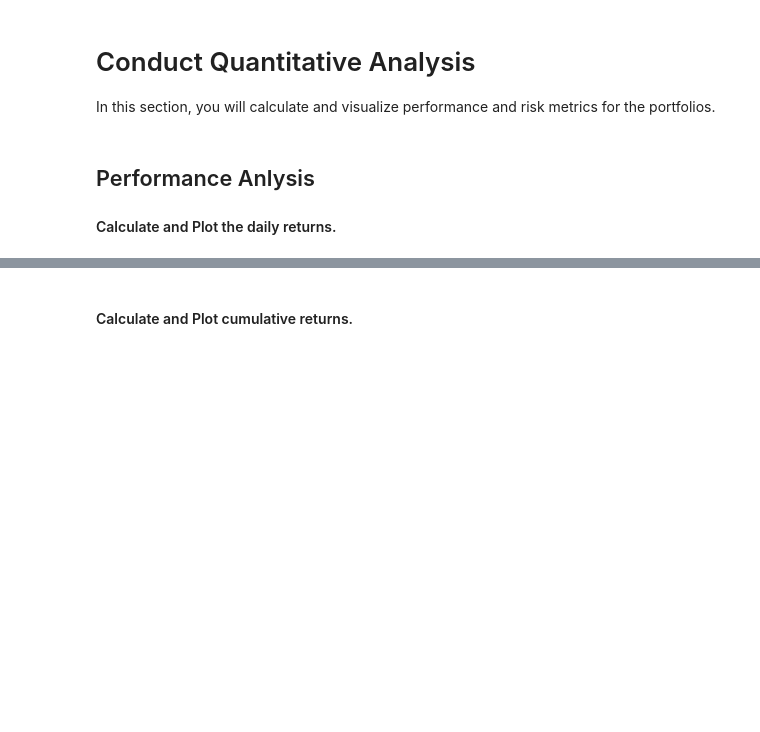
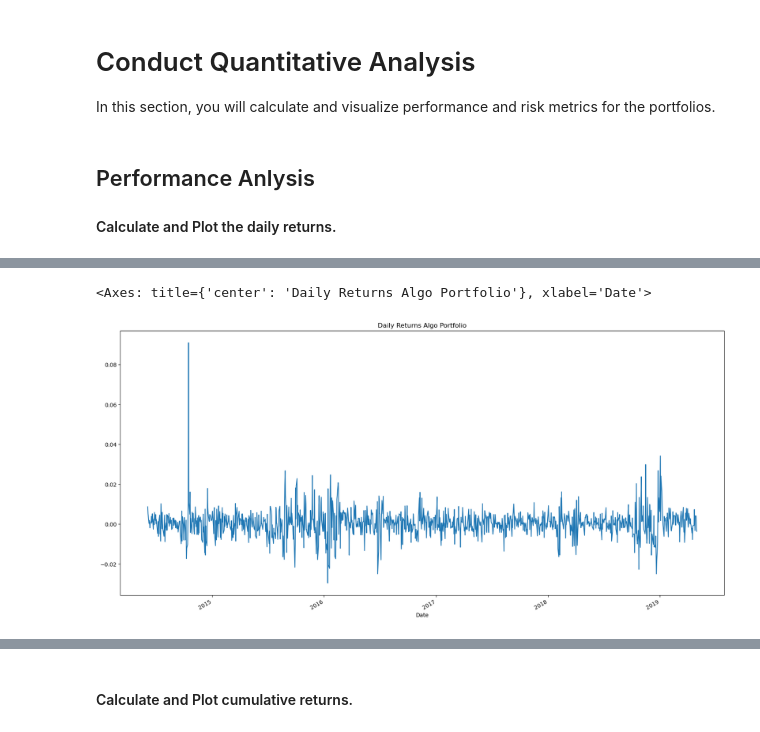
Before and after one commit to sophiepearldgn/Module-4, a Jupyter notebook: whale_analysis.ipynb, the cells around one changed output, grey strips where cells are left out. Drawn from its saved outputs; the diff is of its cells as text; code cells hidden in the pictures; blank space fills up the shorter version.

```diff
--- a/whale_analysis.ipynb
+++ b/whale_analysis.ipynb
@@ -317,0 +358,5 @@ In this section, you will calculate and visualize performance and risk metrics f
+# %%
+# daily returns trading algorithms portfolio for 2 equally weighted assets
+weights2 = [0.5, 0.5]
+algo_portfolio_returns = algo_returns2.dot(weights2)
+algo_portfolio_returns
@@ -317,0 +377,6 @@ In this section, you will calculate and visualize performance and risk metrics f
+# %%
+# plot daily returns over 5 years
+algo_portfolio_returns.plot(figsize=(20,10), title= "Daily Returns Algo Portfolio")
+# %% [output]
+<Axes: title={'center': 'Daily Returns Algo Portfolio'}, xlabel='Date'>
+[figure, added]
```
Also changed, not shown: parts of 50 cells of this notebook, 2 other files.
